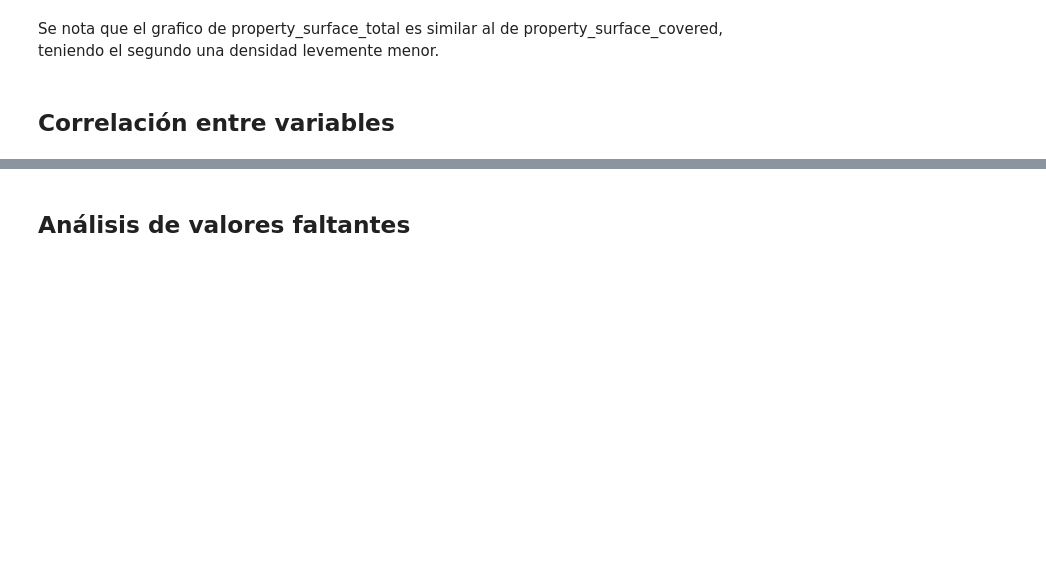
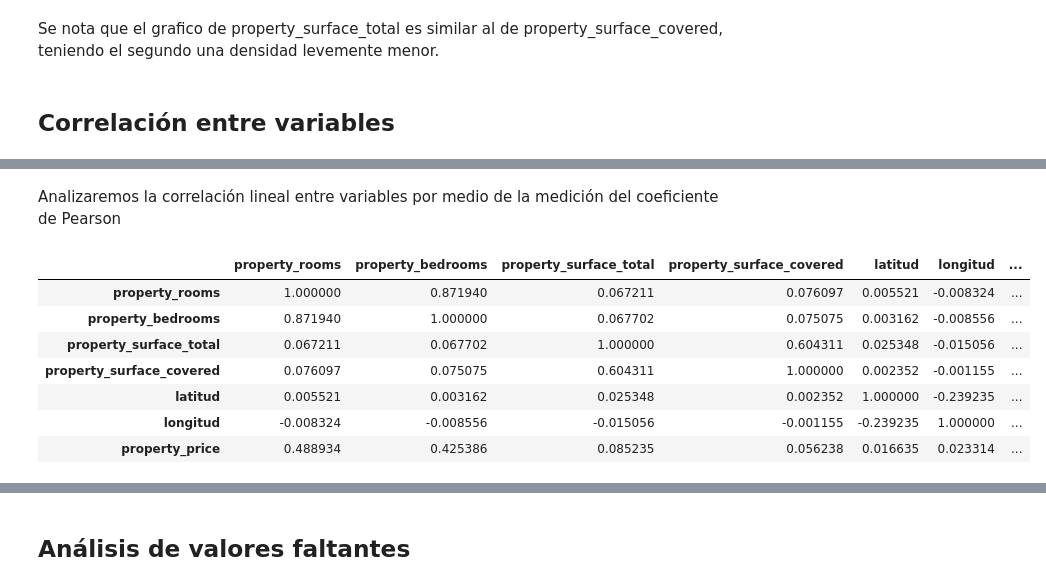
Before and after one commit to Naza26/7506R-2C2022-GRUPO01, a Jupyter notebook: 7506R_TP1_GRUPO1_ENTREGA.ipynb, the cells around one changed output, grey strips where cells are left out. Saved outputs shown, nothing was run; the diff lists cells and outputs as text; code cells hidden in the pictures; blank space fills up the shorter version.

```diff
--- a/7506R_TP1_GRUPO1_ENTREGA.ipynb
+++ b/7506R_TP1_GRUPO1_ENTREGA.ipynb
@@ -639,0 +633,14 @@ quantitative_dataset.corr()
+# %% [markdown]
+Analizaremos la correlación lineal entre variables por medio de la medición del coeficiente de Pearson
+# %%
+correlations = quantitative_dataset.corr()
+correlations
+# %% [output]
+|  | property_rooms | property_bedrooms | property_surface_total | property_surface_covered | latitud | longitud | ... |
+| property_rooms | 1.000000 | 0.871940 | 0.067211 | 0.076097 | 0.005521 | -0.008324 | ... |
+| property_bedrooms | 0.871940 | 1.000000 | 0.067702 | 0.075075 | 0.003162 | -0.008556 | ... |
+| property_surface_total | 0.067211 | 0.067702 | 1.000000 | 0.604311 | 0.025348 | -0.015056 | ... |
+| property_surface_covered | 0.076097 | 0.075075 | 0.604311 | 1.000000 | 0.002352 | -0.001155 | ... |
+| latitud | 0.005521 | 0.003162 | 0.025348 | 0.002352 | 1.000000 | -0.239235 | ... |
+| longitud | -0.008324 | -0.008556 | -0.015056 | -0.001155 | -0.239235 | 1.000000 | ... |
+| property_price | 0.488934 | 0.425386 | 0.085235 | 0.056238 | 0.016635 | 0.023314 | ... |
```
Also changed, not shown: parts of 10 cells of this notebook.
